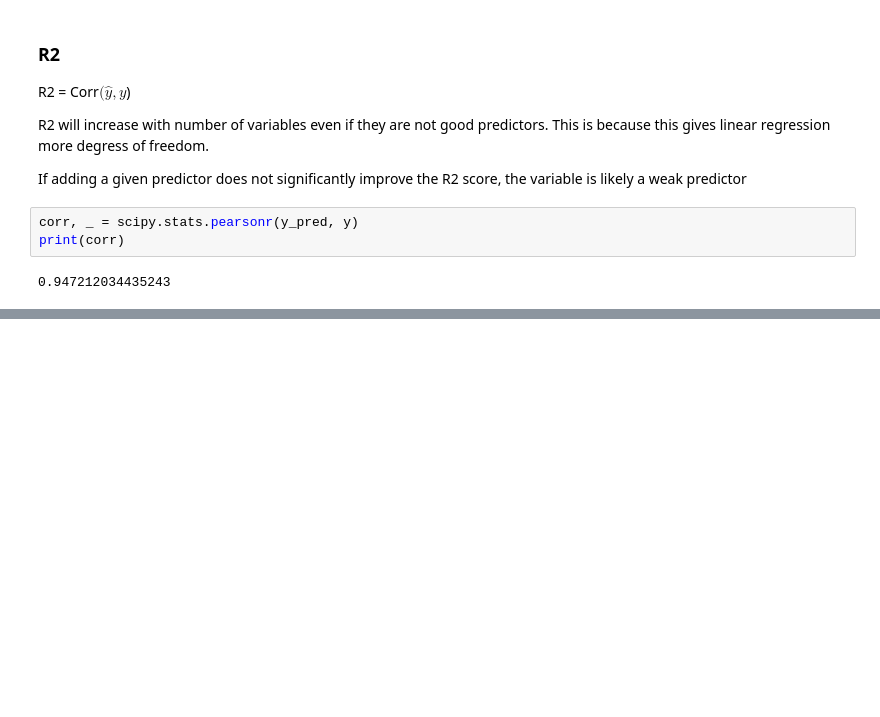
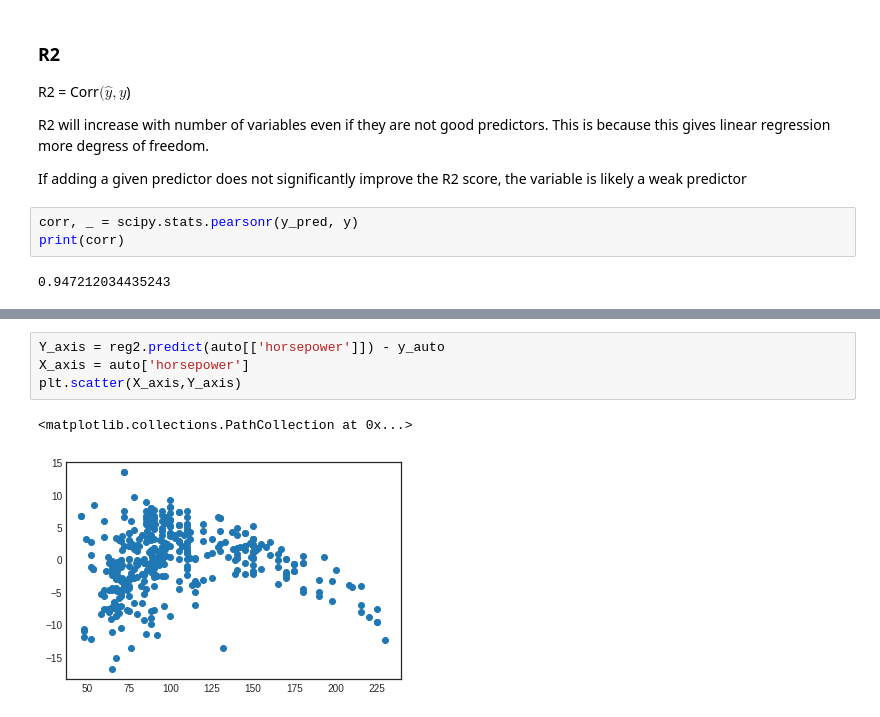
Before and after one commit to annsarapaul/ISLR-python, a Jupyter notebook: Notebooks/Ann/Chapter 3.ipynb, the cells around one changed output, grey strips where cells are left out. Cells and saved outputs as stored; diff of their text form; blank space fills up the shorter version.

```diff
--- a/Notebooks/Ann/Chapter 3.ipynb
+++ b/Notebooks/Ann/Chapter 3.ipynb
@@ -333,0 +372,7 @@ print(corr)
+# %%
+Y_axis = reg2.predict(auto[['horsepower']]) - y_auto
+X_axis = auto['horsepower']
+plt.scatter(X_axis,Y_axis)
+# %% [output]
+<matplotlib.collections.PathCollection at 0x...>
+[figure, added]
```
Also changed, not shown: parts of 9 cells of this notebook.
